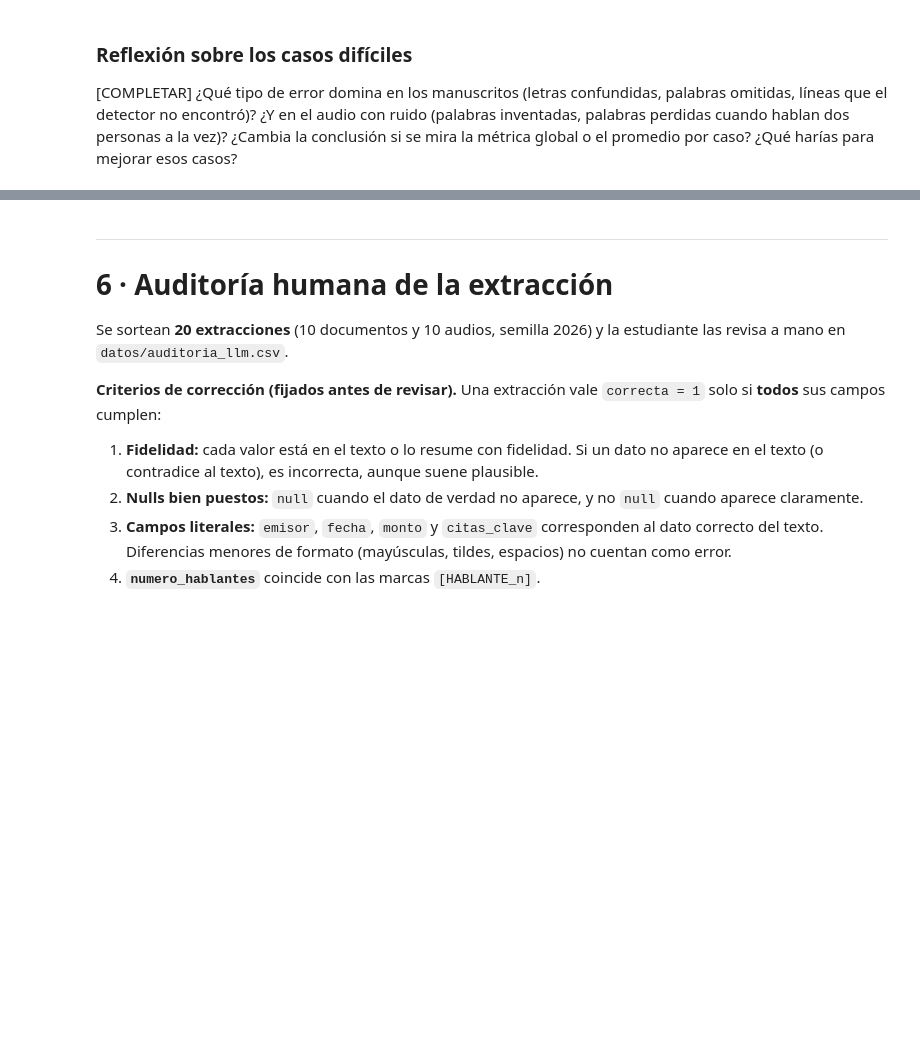
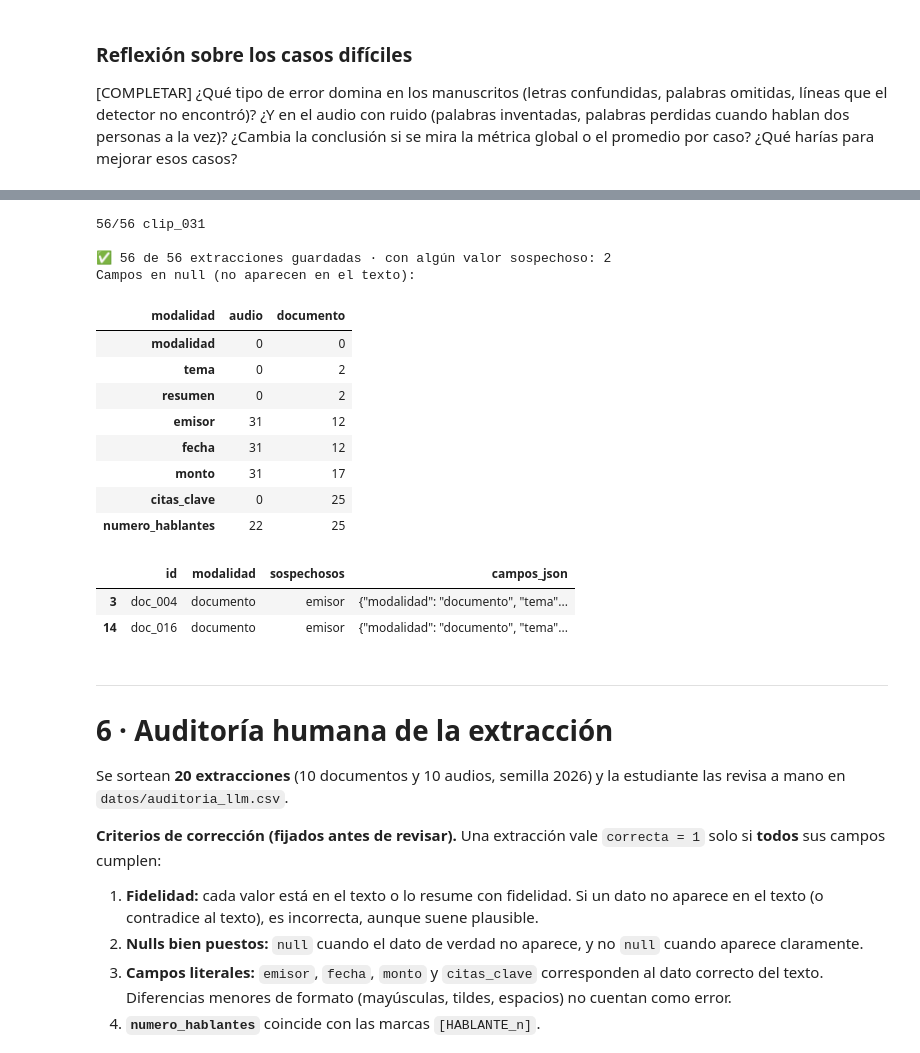
Before and after one commit to sandypmj/python_intermedio_2026, a Jupyter notebook: tarea_2/02_evaluacion.ipynb, the cells around one changed output, grey strips where cells are left out. Saved outputs shown, nothing was run; the diff lists cells and outputs as text; code cells hidden in the pictures; blank space fills up the shorter version.

```diff
--- a/tarea_2/02_evaluacion.ipynb
+++ b/tarea_2/02_evaluacion.ipynb
@@ -352,9 +427,11 @@ if not os.getenv("GEMINI_API_KEY"):
     raise RuntimeError("Falta GEMINI_API_KEY. Crea tarea_2/.env con una línea:  GEMINI_API_KEY=tu_clave")
 cliente = genai.Client(api_key=os.environ["GEMINI_API_KEY"])
 
-MODELO_LLM, PAUSA, INTENTOS = "gemini-2.5-flash", 4, 5
+MODELO_LLM, PAUSA, INTENTOS = "gemini-3.5-flash-lite", 4, 5
 CACHE = RAW / "llm_cache.json"
 cache = json.loads(CACHE.read_text(encoding="utf-8")) if CACHE.exists() else {}
+# LLM_PEDIR_NUEVAS=0 → no se hace ningún pedido nuevo: solo se usa lo que ya está en la caché
+PEDIR_NUEVAS = os.getenv("LLM_PEDIR_NUEVAS", "1") == "1"
 
 class CamposDocumento(BaseModel):
     modalidad: str = Field(description='Siempre "documento"')
@@ -394,6 +471,8 @@ def extraer(id_, modalidad, texto):
     clave = f"{MODELO_LLM}|{id_}|{hashlib.md5(prompt.encode()).hexdigest()[:12]}"
     if clave in cache:
         return cache[clave]
+    if not PEDIR_NUEVAS:
+        raise RuntimeError(f"{id_}: no está en la caché y LLM_PEDIR_NUEVAS=0")
     config = types.GenerateContentConfig(temperature=0, response_mime_type="application/json",
                                          response_schema=ESQUEMA[modalidad])
     for intento in range(1, INTENTOS + 1):
@@ -412,36 +491,60 @@ def extraer(id_, modalidad, texto):
     return cache[clave]
 
 def aparece(valor, texto):
     v, t = voz.normalizar(str(valor)), voz.normalizar(texto)
     return not v or v in t or fuzz.partial_ratio(v, t) >= 90
 
 def sospechosos(campos, texto):
     """Campos literales cuyo valor no está en el texto (posible invención)."""
     malos = [c for c in ["emisor", "fecha", "monto"] if campos.get(c) and not aparece(campos[c], texto)]
     malos += [f"citas_clave[{k}]" for k, cita in enumerate(campos.get("citas_clave") or []) if not aparece(cita, texto)]
     marcas = set(re.findall(r"\[HABLANTE_(\d+)\]", texto))
     if campos.get("numero_hablantes") is not None and marcas and campos["numero_hablantes"] != len(marcas):
         malos.append("numero_hablantes")
     return malos
 
 corpus =pd.concat([pd.DataFrame({"id": doc_pub["id"], "modalidad": "documento", "texto": doc_pub["texto_ocr"].fillna("")}),
                     pd.DataFrame({"id": aud_pub["id"], "modalidad": "audio", "texto": aud_pub["texto_asr"].fillna("")})],
                    ignore_index=True)
-filas = []
+filas, sin_extraccion = [], []
 for k, r in enumerate(corpus.itertuples(), 1):
-    out = extraer(r.id, r.modalidad, r.texto)
+    try:
+        out = extraer(r.id, r.modalidad, r.texto)
+    except RuntimeError as e:          # API saturada o sin cuota: se anota y se sigue con el resto
+        sin_extraccion.append(r.id)
+        print(f"\n  ⚠️ {str(e)[:160]}")
+        continue
     malos = sospechosos(out["campos"], r.texto)
     filas.append(dict(id=r.id, modalidad=r.modalidad, campos_json=json.dumps(out["campos"], ensure_ascii=False),
                       modelo_llm=MODELO_LLM, fecha=out["fecha"], sospechosos=", ".join(malos), n_sospechosos=len(malos)))
     print(f"\r{k}/{len(corpus)} {r.id}", end="")
 ext = pd.DataFrame(filas)
 ext.to_csv("datos/extraccion_llm.csv", index=False)
 
-print(f"\n\n✅ {len(ext)} extracciones guardadas · con algún valor sospechoso: {(ext['n_sospechosos'] > 0).sum()}")
+print(f"\n\n✅ {len(ext)} de {len(corpus)} extracciones guardadas · con algún valor sospechoso: {(ext['n_sospechosos'] > 0).sum()}")
+if sin_extraccion:
+    print(f"⚠️ {len(sin_extraccion)} sin extracción (la API no respondió): {sin_extraccion}")
 campos_df = pd.json_normalize(ext["campos_json"].map(json.loads))
 print("Campos en null (no aparecen en el texto):")
 display(campos_df.groupby(ext["modalidad"]).agg(lambda s: s.isna().sum()).T)
 display(ext.loc[ext["n_sospechosos"] > 0, ["id", "modalidad", "sospechosos", "campos_json"]])
+# %% [output]
+56/56 clip_031
+
+✅ 56 de 56 extracciones guardadas · con algún valor sospechoso: 2
+Campos en null (no aparecen en el texto):
+| modalidad | audio | documento |
+| modalidad | 0 | 0 |
+| tema | 0 | 2 |
+| resumen | 0 | 2 |
+| emisor | 31 | 12 |
+| fecha | 31 | 12 |
+| monto | 31 | 17 |
+| citas_clave | 0 | 25 |
+| numero_hablantes | 22 | 25 |
+|  | id | modalidad | sospechosos | campos_json |
+| 3 | doc_004 | documento | emisor | {"modalidad": "documento", "tema"... |
+| 14 | doc_016 | documento | emisor | {"modalidad": "documento", "tema"... |
 # %% [markdown]
 ---
 # 6 · Auditoría humana de la extracción
```
Also changed, not shown: parts of 9 cells of this notebook, 12 other files.
